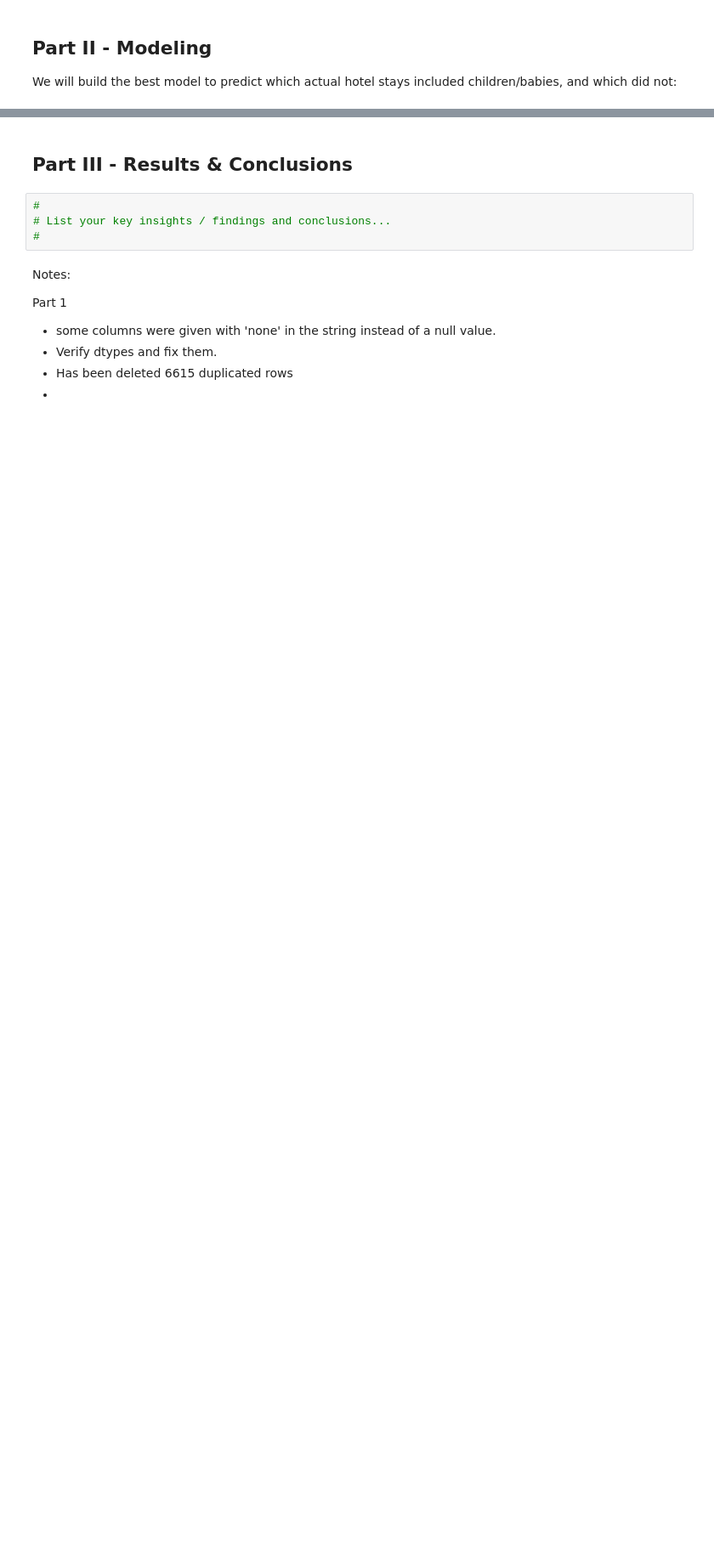
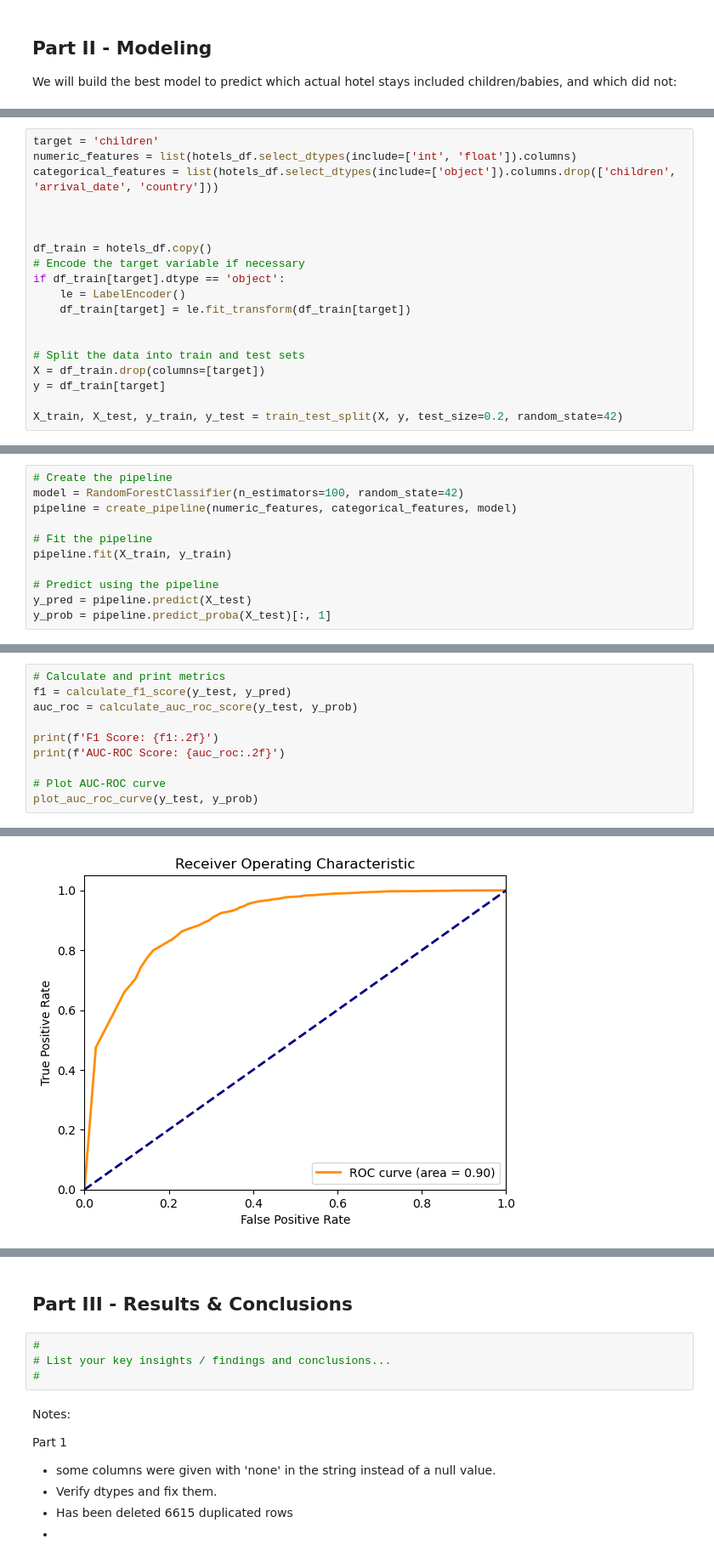
Before and after one commit to ariosramirez/Hotel-booking-demand-challenge, a Jupyter notebook: fligoo_take_home_data_scientist_semi_senior.ipynb, the cells around one changed output, grey strips where cells are left out. Shown at 85% size. Cells and saved outputs as stored; diff of their text form; blank space fills up the shorter version.

Commit message:
finished modeling

```diff
--- a/fligoo_take_home_data_scientist_semi_senior.ipynb
+++ b/fligoo_take_home_data_scientist_semi_senior.ipynb
@@ -652,0 +681,19 @@ pipeline = create_pipeline(numeric_features, model)
+# %%
+target = 'children'
+numeric_features = list(hotels_df.select_dtypes(include=['int', 'float']).columns)
+categorical_features = list(hotels_df.select_dtypes(include=['object']).columns.drop(['children', 'arrival_date', 'country']))
+
+
+
+df_train = hotels_df.copy()
+# Encode the target variable if necessary
+if df_train[target].dtype == 'object':
+    le = LabelEncoder()
+    df_train[target] = le.fit_transform(df_train[target])
+
+
+# Split the data into train and test sets
+X = df_train.drop(columns=[target])
+y = df_train[target]
+
+X_train, X_test, y_train, y_test = train_test_split(X, y, test_size=0.2, random_state=42)
@@ -653,3 +703,14 @@ pipeline = create_pipeline(numeric_features, model)
+# %%
+# Create the pipeline
+model = RandomForestClassifier(n_estimators=100, random_state=42)
+pipeline = create_pipeline(numeric_features, categorical_features, model)
+
+# Fit the pipeline
+pipeline.fit(X_train, y_train)
+
+# Predict using the pipeline
+y_pred = pipeline.predict(X_test)
+y_prob = pipeline.predict_proba(X_test)[:, 1]
 # %%
 pipeline
 # %% [output]
@@ -669,0 +734,11 @@ Pipeline(steps=[('add_total_nights', AddTotalNights()),
+# %%
+# Calculate and print metrics
+f1 = calculate_f1_score(y_test, y_pred)
+auc_roc = calculate_auc_roc_score(y_test, y_prob)
+
+print(f'F1 Score: {f1:.2f}')
+print(f'AUC-ROC Score: {auc_roc:.2f}')
+
+# Plot AUC-ROC curve
+plot_auc_roc_curve(y_test, y_prob)
+# %% [output]
@@ -669,0 +747 @@ Pipeline(steps=[('add_total_nights', AddTotalNights()),
+[figure, added]
```
Also changed, not shown: parts of 26 cells of this notebook, 3 other files.
